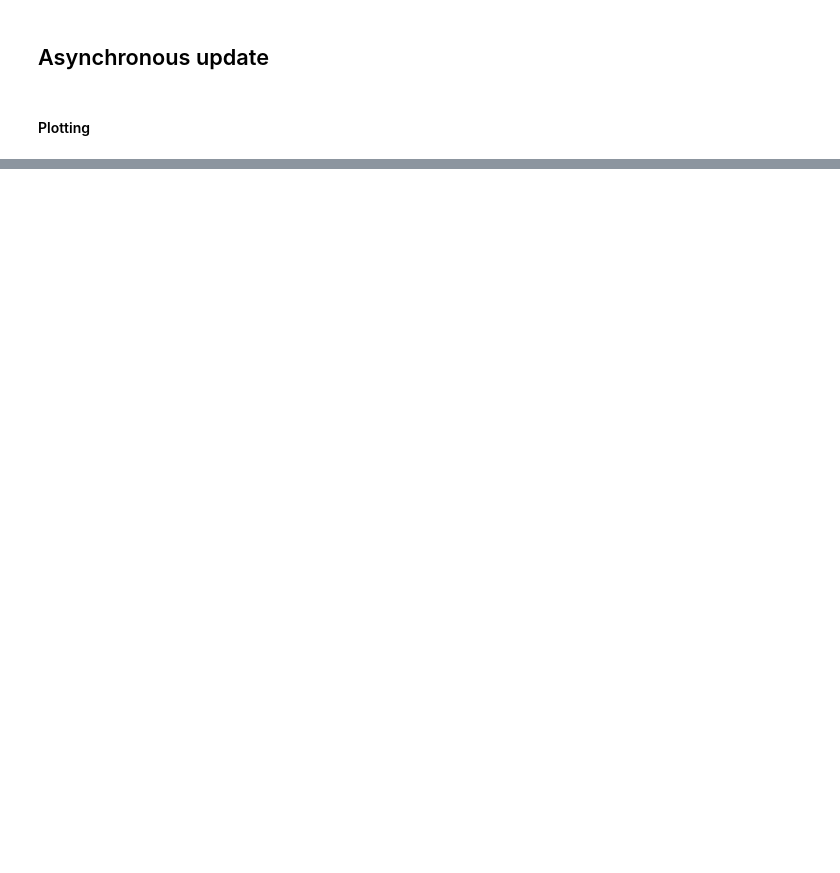
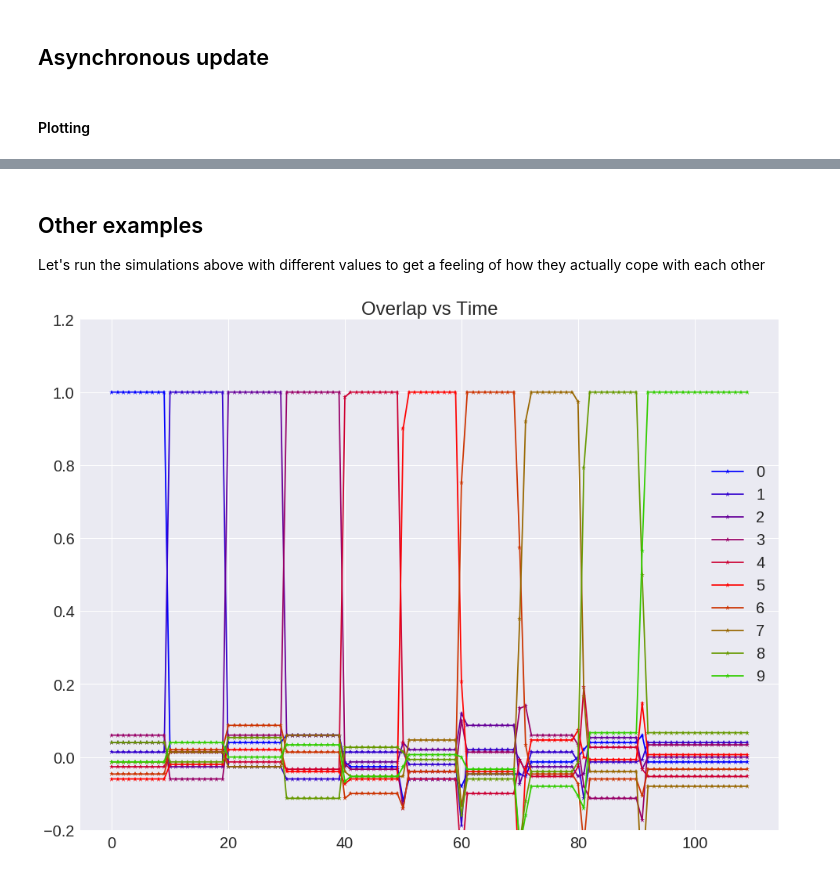
Before and after one commit to h-mayorquin/hopfield_sequences, a Jupyter notebook: notebooks/2016-12-14(Sequences with synchronous update).ipynb, the cells around one changed output, grey strips where cells are left out. Drawn from its saved outputs; the diff is of its cells as text; code cells hidden in the pictures; blank space fills up the shorter version.

```diff
--- a/notebooks/2016-12-14(Sequences with synchronous update).ipynb
+++ b/notebooks/2016-12-14(Sequences with synchronous update).ipynb
@@ -94,0 +93,44 @@ plt.show()
+# %% [markdown]
+## Other examples
+Let's run the simulations above with different values to get a feeling of how they actually cope with each other
+# %%
+prng = np.random.RandomState(seed=101)
+
+n_dim = 300
+n_store = 10
+q = 10
+T = 0.0
+tau = 10
+N = q * n_store + q
+
+list_of_patterns = [np.sign(np.random.normal(size=n_dim)) for i in range(n_store)]
+list_of_patterns_sequence = list_of_patterns[:q]
+
+nn = HopfieldSequence(n_dim=n_dim, tau=tau, g_delay=1.5, T=T, prng=prng)
+nn.train(list_of_patterns, normalize=True)
+nn.train_delays(list_of_patterns_sequence, normalize=True)
+# %%
+nn.s = np.copy(list_of_patterns[0])
+history = np.zeros((N, n_store))
+for i in range(N):
+    nn.update_sync()
+    # nn.update_async_random_sequence()
+    # nn.update_async()
+    history[i, :] = nn.calculate_overlap()
+# %%
+fig = plt.figure(figsize=(16, 12))
+ax = fig.add_subplot(111)
+
+cmap = cm.terrain
+cmap = cm.brg
+norm = cm.colors.Normalize(vmin=0, vmax=n_store)
+
+for index, overlap in enumerate(history.T):
+    ax.plot(overlap, '-*', color=cmap(norm(index)), label=str(index))
+
+ax.set_ylim([-0.2, 1.2])
+ax.set_title('Overlap vs Time')
+ax.legend()
+plt.show()
+# %% [output]
+[figure, added]
```
Also changed, not shown: parts of 6 cells of this notebook, 6 other files.
